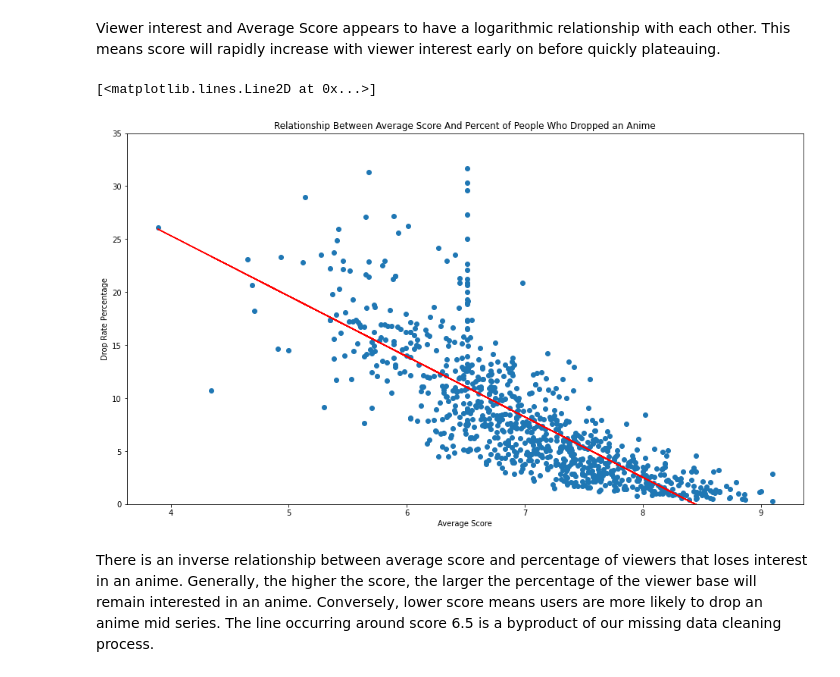
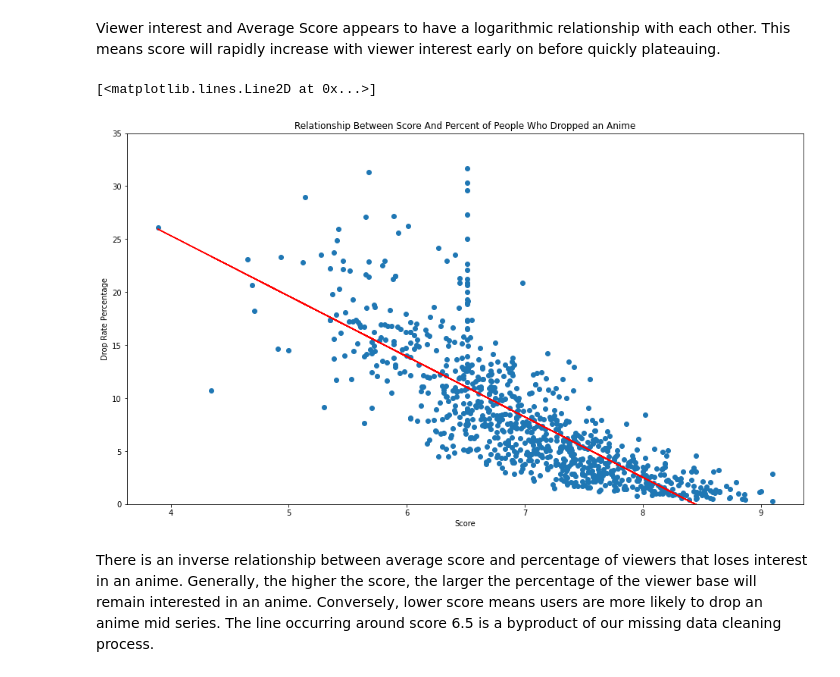
Before and after one commit to RK0Gamer/Personal-Projects, a Jupyter notebook: Identifying Trends in Popular Anime/Anime Data Analysis.ipynb, the cells around one changed output. Drawn from its saved outputs; the diff is of its cells as text; code cells hidden in the pictures.

```diff
--- a/Identifying Trends in Popular Anime/Anime Data Analysis.ipynb
+++ b/Identifying Trends in Popular Anime/Anime Data Analysis.ipynb
@@ -325,19 +330,0 @@ ax.set_xscale('log')
-# %%
-df = anime_list.dropna(axis=0, subset=['Score', 'Rating'])
-
-# Plot scatter plot
-fig, ax = plt.subplots(figsize = (16, 9))
-x, y = df['Members'], df['Score']
-ax.scatter(x, y)
-ax.set_xlabel('Number of Viewers Interested in an Anime')
-ax.set_ylabel('Average Score')
-ax.set_title('Relationship Between Average Score And Interest In An Anime')
-
-# Fit a logarithmic function
-popt, pcov = curve_fit(lambda t, a, b, c: a * np.log(t - c) + b, x, y,
-                       p0=(1, 1.5, -50000)
-)
-a, b, c = popt[0], popt[1], popt[2]
-x_fit = np.linspace(1, 2124000, 500)
-fig.patch.set_facecolor('xkcd:white')
-plt.plot(x_fit, a * np.log(x_fit - c) + b, color = 'red')
@@ -349,17 +333,17 @@ Viewer interest and Average Score appears to have a logarithmic relationship wit
 # %%
 fig, ax = plt.subplots(figsize = (16, 9))
 x, y = df['Score'], df['DropRatio(%)']
 ax.scatter(x, y)
-ax.set_xlabel('Average Score')
+ax.set_xlabel('Score')
 ax.set_ylabel('Drop Rate Percentage')
-ax.set_title('Relationship Between Average Score And Percent of People Who Dropped an Anime')
+ax.set_title('Relationship Between Score And Percent of People Who Dropped an Anime')
 ax.set_ylim(0, 35)
 m, b = np.polyfit(x, y, 1)
 fig.patch.set_facecolor('xkcd:white')
 plt.plot(x, m * x + b, color = 'red')
 # %% [output]
 [<matplotlib.lines.Line2D at 0x...>]
-[figure, old version]
+[figure, new version]
 # %% [markdown]
 There is an inverse relationship between average score and percentage of viewers that loses interest in an anime. Generally, the higher the score, the larger the percentage of the viewer base will remain interested in an anime. Conversely, lower score means users are more likely to drop an anime mid series. The line occurring around score 6.5 is a byproduct of our missing data cleaning process.
 # %% [markdown]
```
Also changed, not shown: parts of 9 cells of this notebook, 5 other files.
